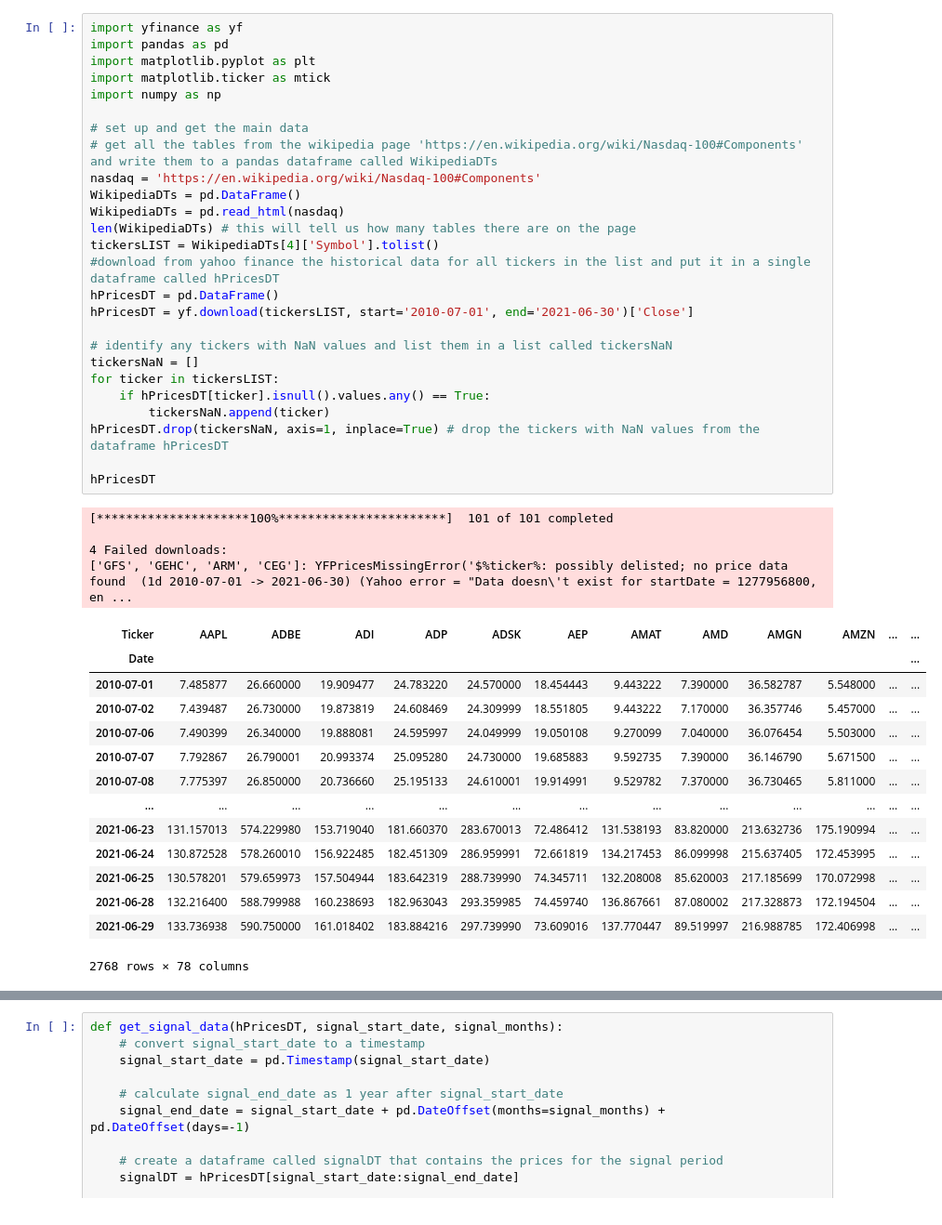
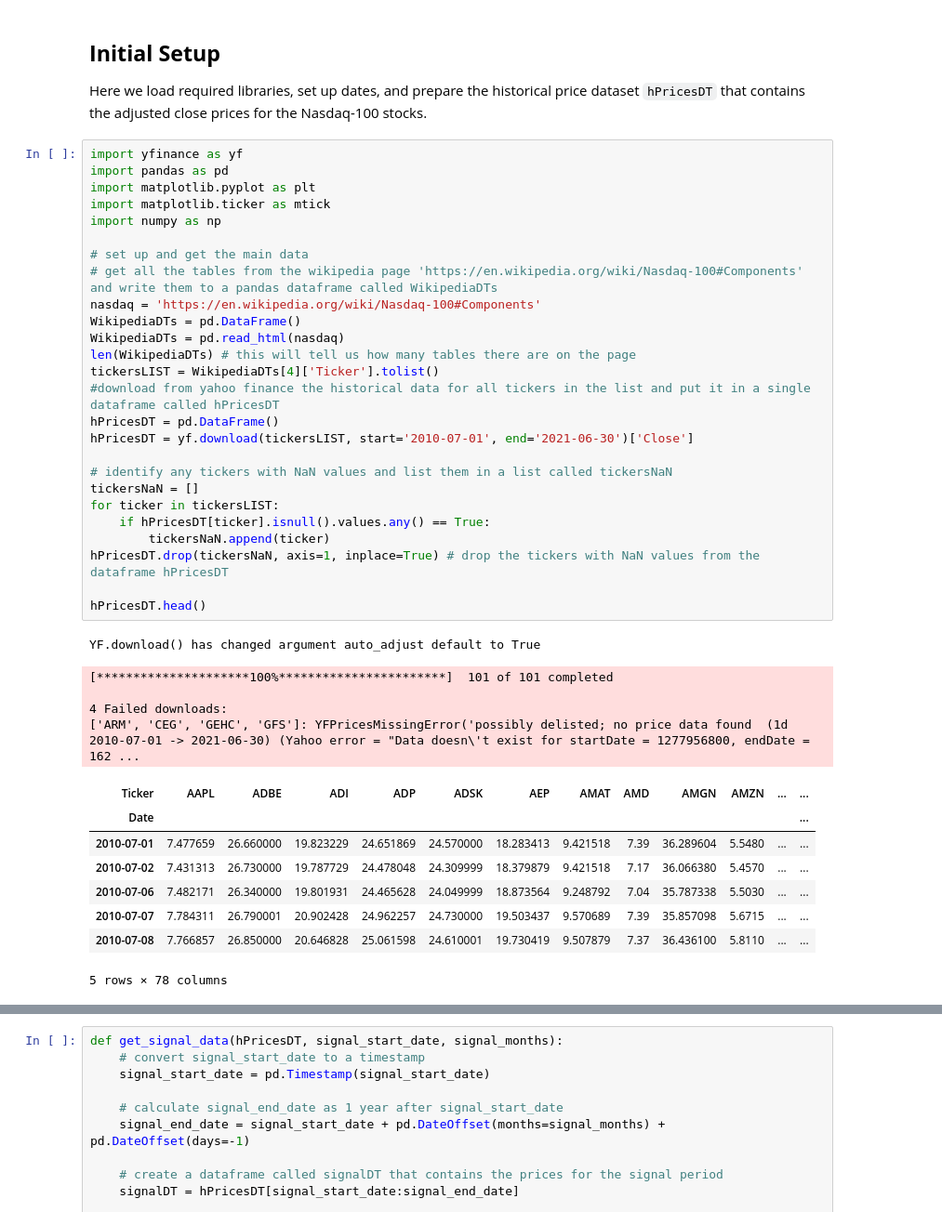
Before and after one commit to jadeh1234/FM_momentum, a Jupyter notebook: rolling_window.ipynb, the cells around one changed output, grey strips where cells are left out. Shown at 93% size. Drawn from its saved outputs; the diff is of its cells as text.

```diff
--- a/rolling_window.ipynb
+++ b/rolling_window.ipynb
@@ -1,45 +11,43 @@
+# %% [markdown]
+## **Initial Setup**
+Here we load required libraries, set up dates, and prepare the historical price dataset `hPricesDT` that contains the adjusted close prices for the Nasdaq-100 stocks.
 # %%
 import yfinance as yf
 import pandas as pd
 import matplotlib.pyplot as plt
 import matplotlib.ticker as mtick
 import numpy as np
 
 # set up and get the main data
 # get all the tables from the wikipedia page 'https://en.wikipedia.org/wiki/Nasdaq-100#Components' and write them to a pandas dataframe called WikipediaDTs
 nasdaq = 'https://en.wikipedia.org/wiki/Nasdaq-100#Components'
 WikipediaDTs = pd.DataFrame()
 WikipediaDTs = pd.read_html(nasdaq)
 len(WikipediaDTs) # this will tell us how many tables there are on the page
-tickersLIST = WikipediaDTs[4]['Symbol'].tolist()
+tickersLIST = WikipediaDTs[4]['Ticker'].tolist()
 #download from yahoo finance the historical data for all tickers in the list and put it in a single dataframe called hPricesDT
 hPricesDT = pd.DataFrame()
 hPricesDT = yf.download(tickersLIST, start='2010-07-01', end='2021-06-30')['Close']
 
 # identify any tickers with NaN values and list them in a list called tickersNaN
 tickersNaN = []
 for ticker in tickersLIST:
     if hPricesDT[ticker].isnull().values.any() == True:
         tickersNaN.append(ticker)
 hPricesDT.drop(tickersNaN, axis=1, inplace=True) # drop the tickers with NaN values from the dataframe hPricesDT
 
-hPricesDT
+hPricesDT.head()
 # %% [output]
-[*********************100%***********************]  101 of 101 completed
-
-4 Failed downloads:
-['GFS', 'GEHC', 'ARM', 'CEG']: YFPricesMissingError('$%ticker%: possibly delisted; no price data found  (1d 2010-07-01 -> 2021-06-30) (Yahoo error = "Data doesn\'t exist for startDate = 1277956800, en ...
+YF.download() has changed argument auto_adjust default to True
+[*********************100%***********************]  101 of 101 completed
+
+4 Failed downloads:
+['ARM', 'CEG', 'GEHC', 'GFS']: YFPricesMissingError('possibly delisted; no price data found  (1d 2010-07-01 -> 2021-06-30) (Yahoo error = "Data doesn\'t exist for startDate = 1277956800, endDate = 162 ...
 | Ticker | AAPL | ADBE | ADI | ADP | ADSK | AEP | AMAT | AMD | AMGN | AMZN | ... | ... |
 | Date |  |  |  |  |  |  |  |  |  |  |  | ... |
-| 2010-07-01 | 7.485877 | 26.660000 | 19.909477 | 24.783220 | 24.570000 | 18.454443 | 9.443222 | 7.390000 | 36.582787 | 5.548000 | ... | ... |
-| 2010-07-02 | 7.439487 | 26.730000 | 19.873819 | 24.608469 | 24.309999 | 18.551805 | 9.443222 | 7.170000 | 36.357746 | 5.457000 | ... | ... |
-| 2010-07-06 | 7.490399 | 26.340000 | 19.888081 | 24.595997 | 24.049999 | 19.050108 | 9.270099 | 7.040000 | 36.076454 | 5.503000 | ... | ... |
-| 2010-07-07 | 7.792867 | 26.790001 | 20.993374 | 25.095280 | 24.730000 | 19.685883 | 9.592735 | 7.390000 | 36.146790 | 5.671500 | ... | ... |
-| 2010-07-08 | 7.775397 | 26.850000 | 20.736660 | 25.195133 | 24.610001 | 19.914991 | 9.529782 | 7.370000 | 36.730465 | 5.811000 | ... | ... |
-| ... | ... | ... | ... | ... | ... | ... | ... | ... | ... | ... | ... | ... |
-| 2021-06-23 | 131.157013 | 574.229980 | 153.719040 | 181.660370 | 283.670013 | 72.486412 | 131.538193 | 83.820000 | 213.632736 | 175.190994 | ... | ... |
-| 2021-06-24 | 130.872528 | 578.260010 | 156.922485 | 182.451309 | 286.959991 | 72.661819 | 134.217453 | 86.099998 | 215.637405 | 172.453995 | ... | ... |
-| 2021-06-25 | 130.578201 | 579.659973 | 157.504944 | 183.642319 | 288.739990 | 74.345711 | 132.208008 | 85.620003 | 217.185699 | 170.072998 | ... | ... |
-| 2021-06-28 | 132.216400 | 588.799988 | 160.238693 | 182.963043 | 293.359985 | 74.459740 | 136.867661 | 87.080002 | 217.328873 | 172.194504 | ... | ... |
-| 2021-06-29 | 133.736938 | 590.750000 | 161.018402 | 183.884216 | 297.739990 | 73.609016 | 137.770447 | 89.519997 | 216.988785 | 172.406998 | ... | ... |
+| 2010-07-01 | 7.477659 | 26.660000 | 19.823229 | 24.651869 | 24.570000 | 18.283413 | 9.421518 | 7.39 | 36.289604 | 5.5480 | ... | ... |
+| 2010-07-02 | 7.431313 | 26.730000 | 19.787729 | 24.478048 | 24.309999 | 18.379879 | 9.421518 | 7.17 | 36.066380 | 5.4570 | ... | ... |
+| 2010-07-06 | 7.482171 | 26.340000 | 19.801931 | 24.465628 | 24.049999 | 18.873564 | 9.248792 | 7.04 | 35.787338 | 5.5030 | ... | ... |
+| 2010-07-07 | 7.784311 | 26.790001 | 20.902428 | 24.962257 | 24.730000 | 19.503437 | 9.570689 | 7.39 | 35.857098 | 5.6715 | ... | ... |
+| 2010-07-08 | 7.766857 | 26.850000 | 20.646828 | 25.061598 | 24.610001 | 19.730419 | 9.507879 | 7.37 | 36.436100 | 5.8110 | ... | ... |
-2768 rows × 78 columns
+5 rows × 78 columns
```
Also changed, not shown: parts of 7 cells of this notebook.
